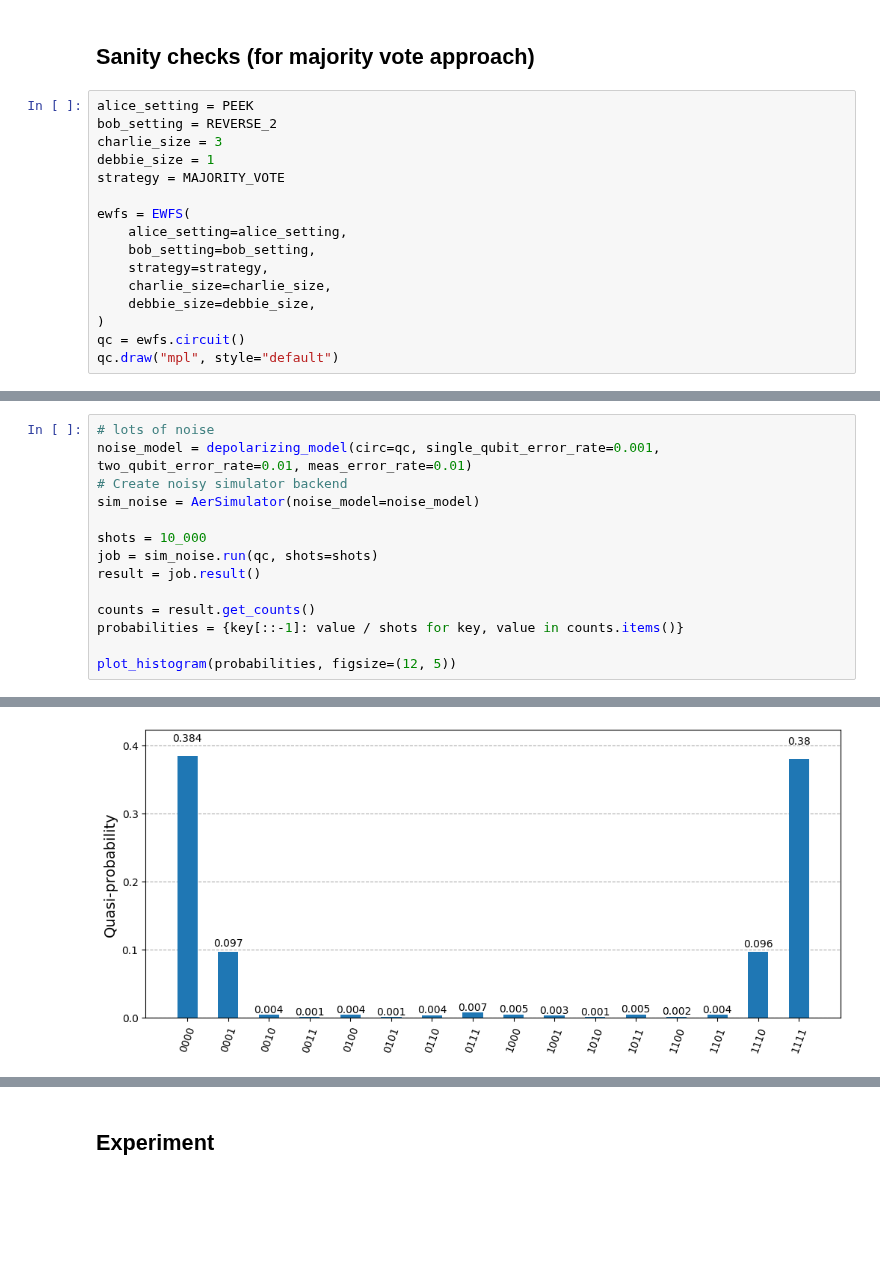
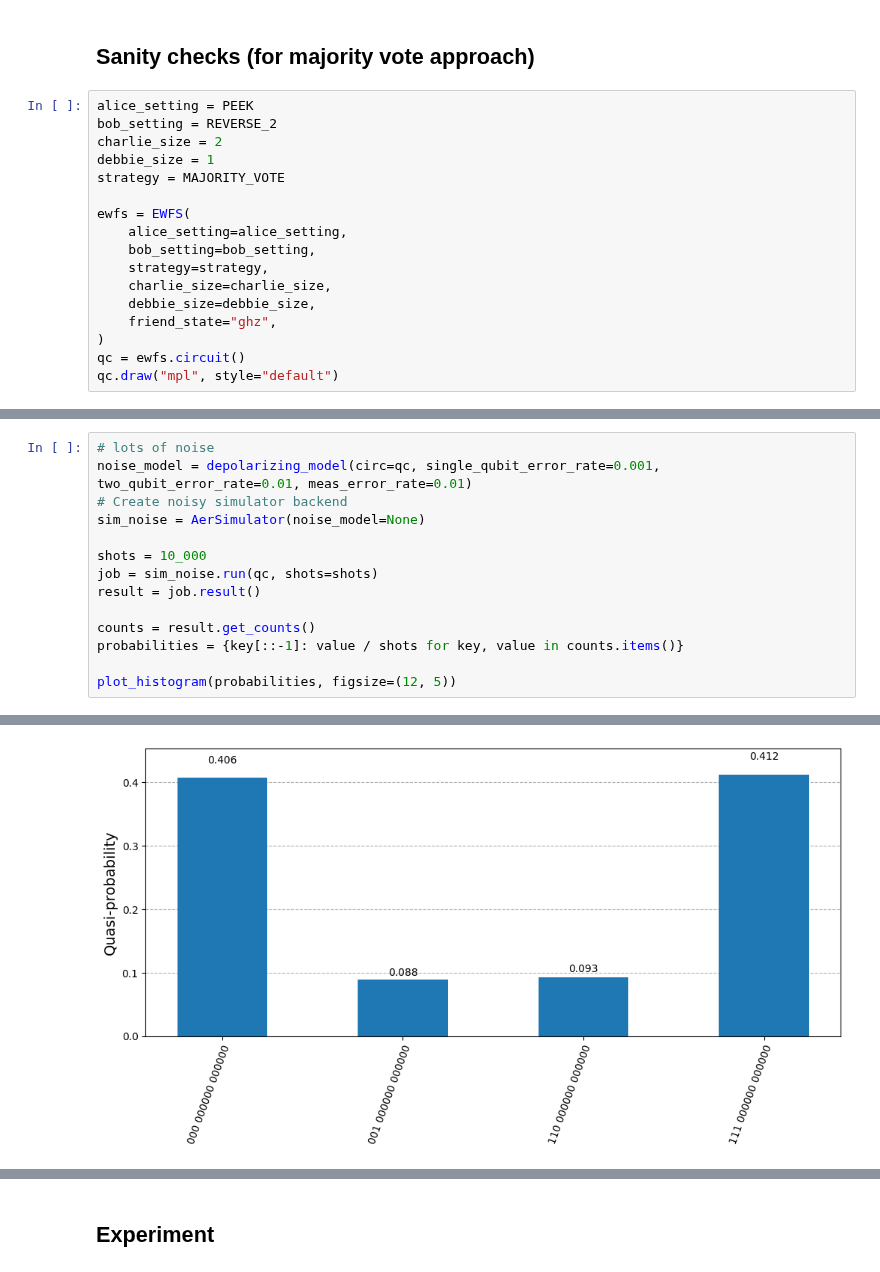
Before and after one commit to unitaryfoundation/wigners_friend, a Jupyter notebook: notebooks/demo.ipynb, the cells around one changed output, grey strips where cells are left out. Saved outputs shown, nothing was run; the diff lists cells and outputs as text; blank space fills up the shorter version.

```diff
--- a/notebooks/demo.ipynb
+++ b/notebooks/demo.ipynb
@@ -16,7 +16,7 @@ from ewfs.noise_models import depolarizing_model
 # %%
 alice_setting = PEEK
 bob_setting = REVERSE_2
-charlie_size = 3
+charlie_size = 2
 debbie_size = 1
 strategy = MAJORITY_VOTE
 
@@ -26,6 +26,7 @@ ewfs = EWFS(
     strategy=strategy,
     charlie_size=charlie_size,
     debbie_size=debbie_size,
+    friend_state="ghz",
 )
 qc = ewfs.circuit()
 qc.draw("mpl", style="default")
@@ -35,7 +36,7 @@ qc.draw("mpl", style="default")
 # lots of noise
 noise_model = depolarizing_model(circ=qc, single_qubit_error_rate=0.001, two_qubit_error_rate=0.01, meas_error_rate=0.01)
 # Create noisy simulator backend
-sim_noise = AerSimulator(noise_model=noise_model)
+sim_noise = AerSimulator(noise_model=None)
 
 shots = 10_000
 job = sim_noise.run(qc, shots=shots)
@@ -49 +51 @@ plot_histogram(probabilities, figsize=(12, 5))
-[figure, old version]
+[figure, new version]
```
Also changed, not shown: parts of 6 cells of this notebook, 2 other files.
